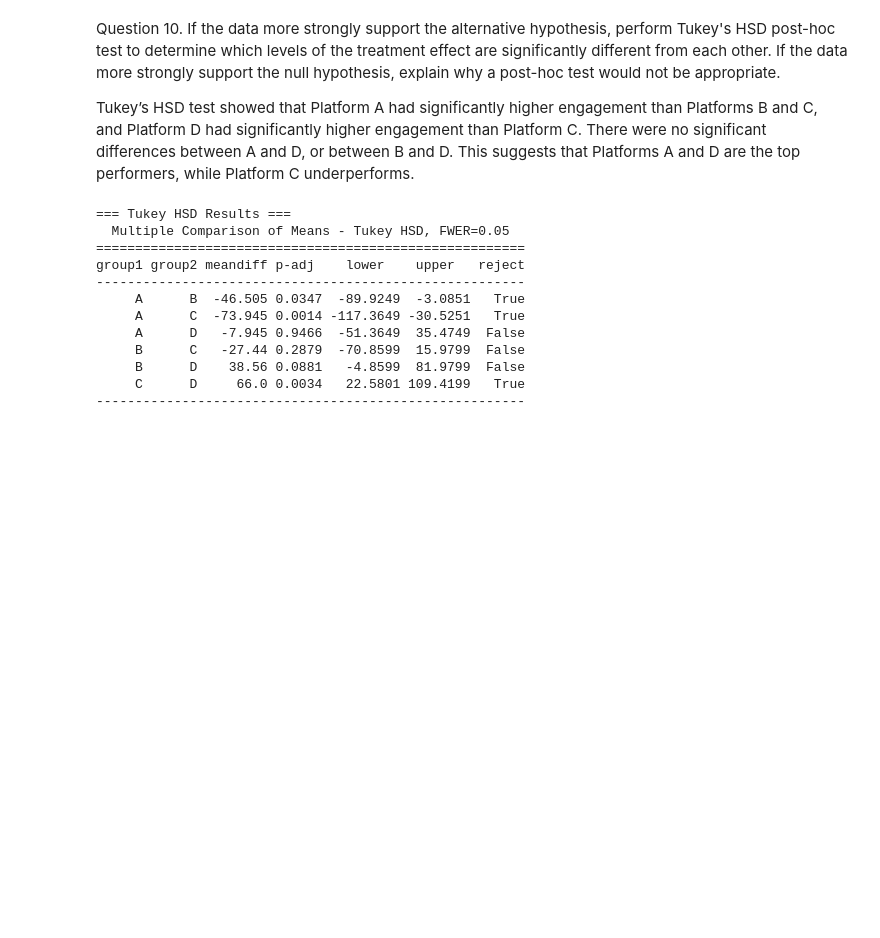
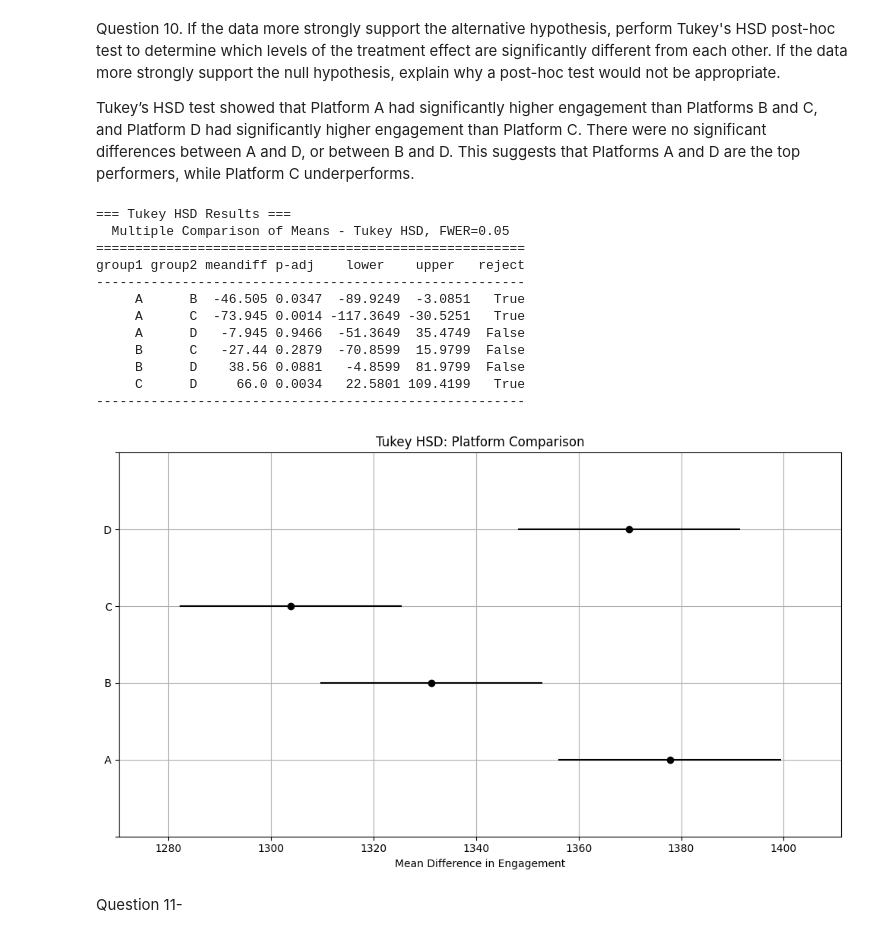
Before and after one commit to christinatalerico13/STAT-7220-Applied-Experimental-Design, a Jupyter notebook: Assignments/HW2/HW-2.ipynb, the cells around one changed output. Drawn from its saved outputs; the diff is of its cells as text; code cells hidden in the pictures; blank space fills up the shorter version.

```diff
--- a/Assignments/HW2/HW-2.ipynb
+++ b/Assignments/HW2/HW-2.ipynb
@@ -314,20 +302,35 @@ Question 6. Perform appropriate exploratory analysis, including summary statisti
 
 Summary statistics and boxplots show that Platforms A and D had higher average engagement, while C had the lowest. These differences support the alternative hypothesis, suggesting that at least one platform leads to significantly different engagement.
 # %%
+# Step 1: Import libraries
+import pandas as pd
+import matplotlib.pyplot as plt
+import seaborn as sns
+
+# Load the Excel file for PART 2
+file_path = '/content/STAT-7220-Applied-Experimental-Design/Assignments/HW2/Online Learning and Engagement.xlsx'
+df_part2 = pd.read_excel(file_path, sheet_name='Sheet1')
+
+# Check column names
+print("Column names in the new dataframe:", df_part2.columns)
+
 # Summary statistics by Platform
 print("=== Summary Statistics ===")
-print(df.groupby('Platform')['Engagement'].describe())
+# Assuming the platform column is named 'Platform' in the new file
+# If the column name is different, this line will need adjustment after checking the output above
+print(df_part2.groupby('Platform')['Engagement'].describe())
 
 # Boxplot: Engagement by Platform
 plt.figure(figsize=(8, 6))
-sns.boxplot(data=df, x='Platform', y='Engagement')
+sns.boxplot(data=df_part2, x='Platform', y='Engagement')
 plt.title('Engagement by Online Learning Platform')
 plt.tight_layout()
 plt.show()
 
 # Line plot: Engagement across Days
 plt.figure(figsize=(10, 6))
-sns.lineplot(data=df, x='Day', y='Engagement', hue='Platform', marker='o')
+# Assuming 'Day' and 'Section' columns exist in the new file
+sns.lineplot(data=df_part2, x='Day', y='Engagement', hue='Platform', marker='o')
 plt.title('Engagement Trends Across Days')
 plt.xticks(rotation=45)
 plt.tight_layout()
@@ -335,7 +338,7 @@ plt.show()
 
 # Boxplot: Engagement by Section (Time of Day)
 plt.figure(figsize=(10, 6))
-sns.boxplot(data=df, x='Section', y='Engagement', hue='Platform')
+sns.boxplot(data=df_part2, x='Section', y='Engagement', hue='Platform')
 plt.title('Engagement by Section and Platform')
 plt.xticks(rotation=30)
 plt.tight_layout()
@@ -433,22 +445,37 @@ Tukey’s HSD test showed that Platform A had significantly higher engagement th
 There were no significant differences between A and D, or between B and D.
 This suggests that Platforms A and D are the top performers, while Platform C underperforms.
 # %%
-tukey = pairwise_tukeyhsd(endog=df['Engagement'],
-                          groups=df['Platform'],
+from statsmodels.stats.multicomp import pairwise_tukeyhsd
+
+# Run Tukey HSD for Teaching Method
+tukey = pairwise_tukeyhsd(endog=df_part2['Engagement'], # Use df_part2 and 'Engagement'
+                          groups=df_part2['Platform'], # Use df_part2 and 'Platform'
                           alpha=0.05)
 
+# Print results
 print("\n=== Tukey HSD Results ===")
 print(tukey)
+
+# Optional: Plot the Tukey HSD results
+tukey.plot_simultaneous()
+plt.title('Tukey HSD: Platform Comparison') # Update title
+plt.xlabel('Mean Difference in Engagement') # Update label
+plt.grid(True)
+plt.tight_layout()
+plt.show()
 # %% [output]
 === Tukey HSD Results ===
   Multiple Comparison of Means - Tukey HSD, FWER=0.05
 =======================================================
 group1 group2 meandiff p-adj    lower    upper   reject
 -------------------------------------------------------
      A      B  -46.505 0.0347  -89.9249  -3.0851   True
      A      C  -73.945 0.0014 -117.3649 -30.5251   True
      A      D   -7.945 0.9466  -51.3649  35.4749  False
      B      C   -27.44 0.2879  -70.8599  15.9799  False
      B      D    38.56 0.0881   -4.8599  81.9799  False
      C      D     66.0 0.0034   22.5801 109.4199   True
 -------------------------------------------------------
+[figure, added]
+# %% [markdown]
+Question 11-
```
Also changed, not shown: parts of 5 cells of this notebook.
